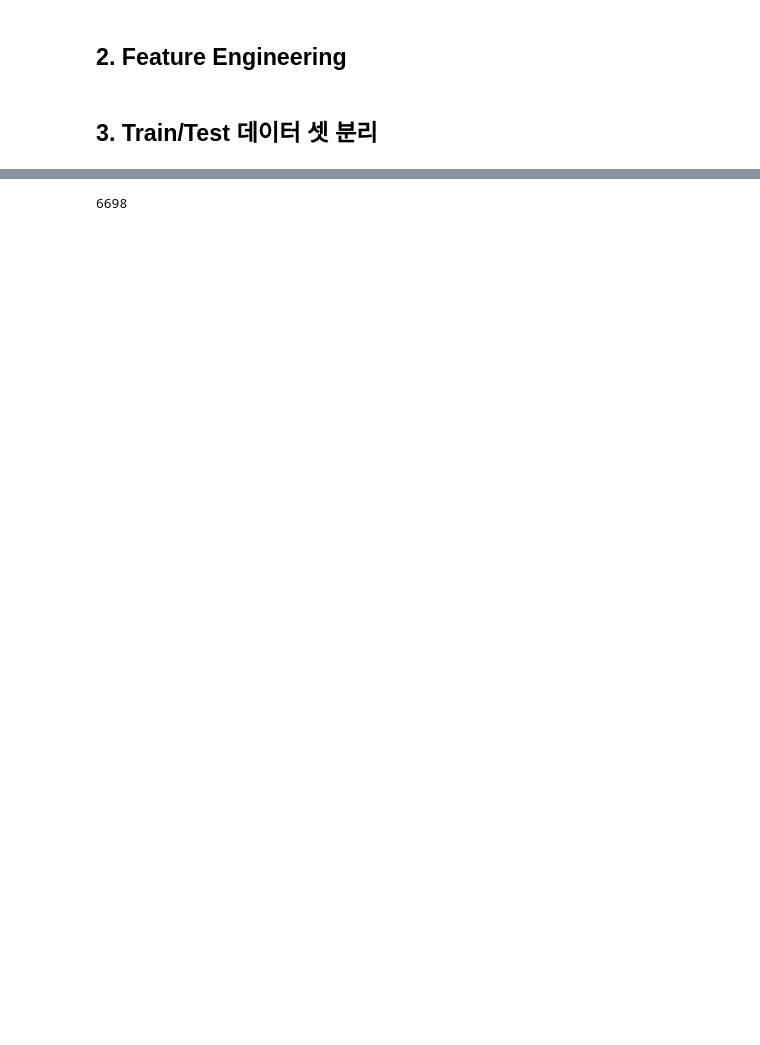
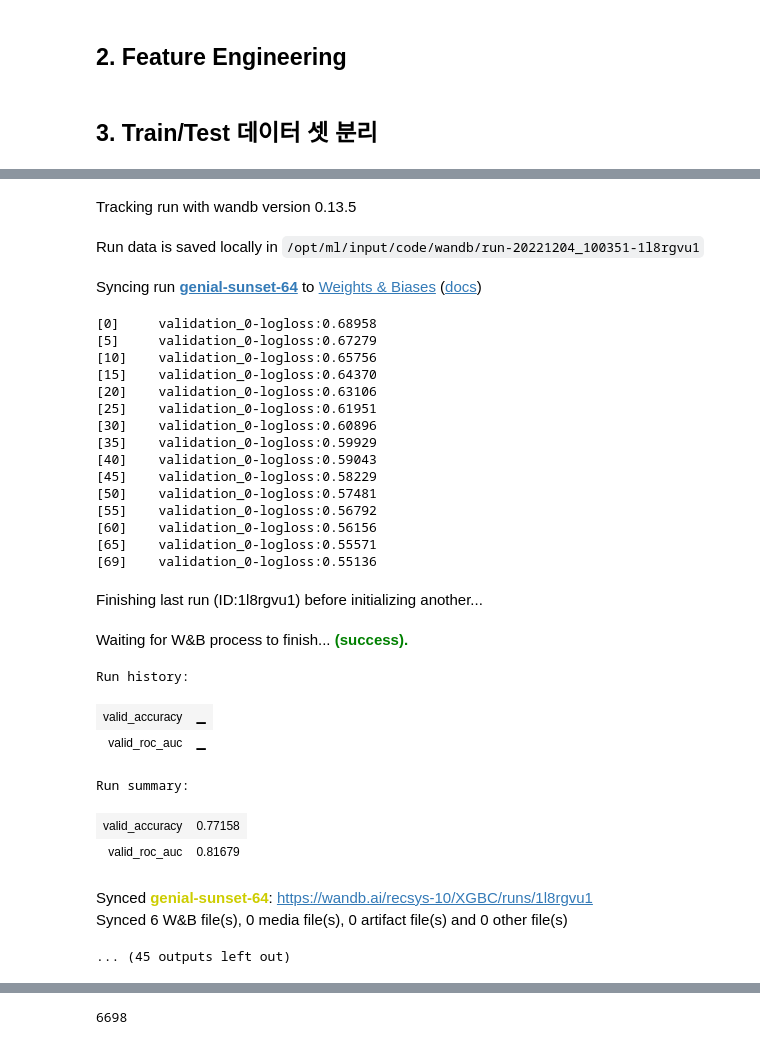
Before and after one commit to boostcampaitech4lv23recsys2/level2_dkt_recsys-level2-recsys-10, a Jupyter notebook: code/XGBbaseline.ipynb, the cells around one changed output, grey strips where cells are left out. Cells and saved outputs as stored; diff of their text form; code cells hidden in the pictures; blank space fills up the shorter version.

Commit message:
fix : fix bug kfold

```diff
--- a/code/XGBbaseline.ipynb
+++ b/code/XGBbaseline.ipynb
@@ -214,9 +224,9 @@ print(train.columns)
 #          'user_acc', 'test_mean', 'test_sum', 'tag_mean','tag_sum', 'elapsed', 'Bigcat', 'smallcat', 'item_num', 'item_seq', 'solved_time_shift']
 # FEATS = ['KnowledgeTag', 'same_item_cnt', 'user_avg', 'item_avg', 'test_avg', 'tag_avg', 'user_time_avg', 'item_time_avg',
 #        'test_time_avg', 'tag_time_avg', 'user_current_avg', 'user_current_time_avg', 'hour', 'item_num', 'Bigcat','Bigcat_avg']
-
-FEATS = ['assessmentItemID', 'KnowledgeTag','Bigcat_avg','elapsed','elo']
+# FEATS = ['assessmentItemID', 'KnowledgeTag','user_acc','Bigcat_avg','elapsed','elo']
 # FEATS = ['KnowledgeTag', 'same_item_cnt', 'user_avg', 'item_avg', 'test_avg', 'tag_avg']
+FEATS = ['assessmentItemID', 'KnowledgeTag','Bigcat_avg','item_avg','elapsed','elo','answer_cnt']
 
 # X, y 값 분리
 y_train = train['answerCode']
@@ -326,0 +285,44 @@ a[['userID','assessmentItemID','elo']].sort_values('elo')
+# %%
+X = df.drop(['answerCode'], axis=1)
+y = df['answerCode']
+# %%
+score_train, score_test = [], []
+# 유저별 분리
+fold = StratifiedKFold(n_splits = 5, shuffle =True)
+
+for train_index , test_index in fold.split(X, y):
+    X_train,X_test = X.iloc[train_index], X.iloc[test_index]
+    y_train,y_test = y.iloc[train_index], y.iloc[test_index]
+
+    model = XGBClassifier(
+    objective="binary:logistic",
+    booster="gbtree",
+    learning_rate = 0.01,
+    max_depth=7,
+    min_child_weight=4,
+    n_estimators=70,
+    nthread=4,
+    random_state=42,
+    #enable_categorical=True
+    )
+
+    model.fit(X_train[FEATS], y_train,
+    eval_set=[(X_test[FEATS] , y_test)],
+    early_stopping_rounds=100,verbose=5)
+
+    y_pred_train = model.predict_proba(X_train[FEATS])[:,1]
+    y_pred_test = model.predict_proba(X_test[FEATS])[:,1]
+    score_train.append(roc_auc_score( y_train,y_pred_train))
+    score_test.append(roc_auc_score( y_test,y_pred_test))
+    # make predictions on test
+
+    acc = accuracy_score(y_test, np.where(y_pred_test >= 0.5, 1, 0))
+    auc = roc_auc_score( y_test,y_pred_test)
+    wandb.init(project = "XGBC")
+    wandb.log({"valid_accuracy": acc})
+    wandb.log({"valid_roc_auc": auc})
+
+print('\n')
+print('Mean training AUC:',np.mean(score_train))
+print('Mean testing AUC:',np.mean(score_test))
+# %% [output]
@@ -327,3 +344,32 @@ a[['userID','assessmentItemID','elo']].sort_values('elo')
+Tracking run with wandb version 0.13.5
+Run data is saved locally in /opt/ml/input/code/wandb/run-20221204_100351-1l8rgvu1
+Syncing run genial-sunset-64 to Weights & Biases (docs)
+[0]     validation_0-logloss:0.68958
+[5]     validation_0-logloss:0.67279
+[10]    validation_0-logloss:0.65756
+[15]    validation_0-logloss:0.64370
+[20]    validation_0-logloss:0.63106
+[25]    validation_0-logloss:0.61951
+[30]    validation_0-logloss:0.60896
+[35]    validation_0-logloss:0.59929
+[40]    validation_0-logloss:0.59043
+[45]    validation_0-logloss:0.58229
+[50]    validation_0-logloss:0.57481
+[55]    validation_0-logloss:0.56792
+[60]    validation_0-logloss:0.56156
+[65]    validation_0-logloss:0.55571
+[69]    validation_0-logloss:0.55136
+Finishing last run (ID:1l8rgvu1) before initializing another...
+Waiting for W&B process to finish... (success).
+Run history:
+| valid_accuracy | ▁ |
+| valid_roc_auc | ▁ |
+Run summary:
+| valid_accuracy | 0.77158 |
+| valid_roc_auc | 0.81679 |
+Synced genial-sunset-64: https://wandb.ai/recsys-10/XGBC/runs/1l8rgvu1
+Synced 6 W&B file(s), 0 media file(s), 0 artifact file(s) and 0 other file(s)
+... (45 outputs left out)
 # %%
 df[:2]
 # %% [output]
```
Also changed, not shown: parts of 15 cells of this notebook.
